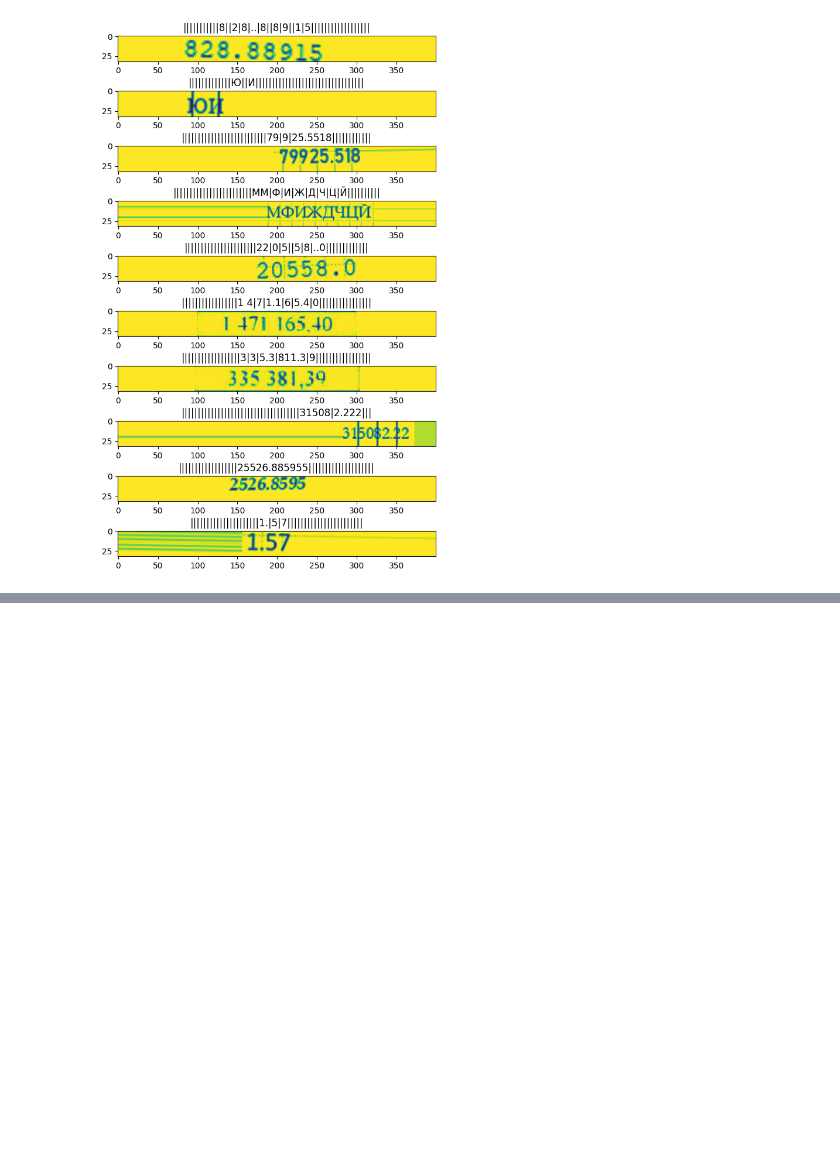
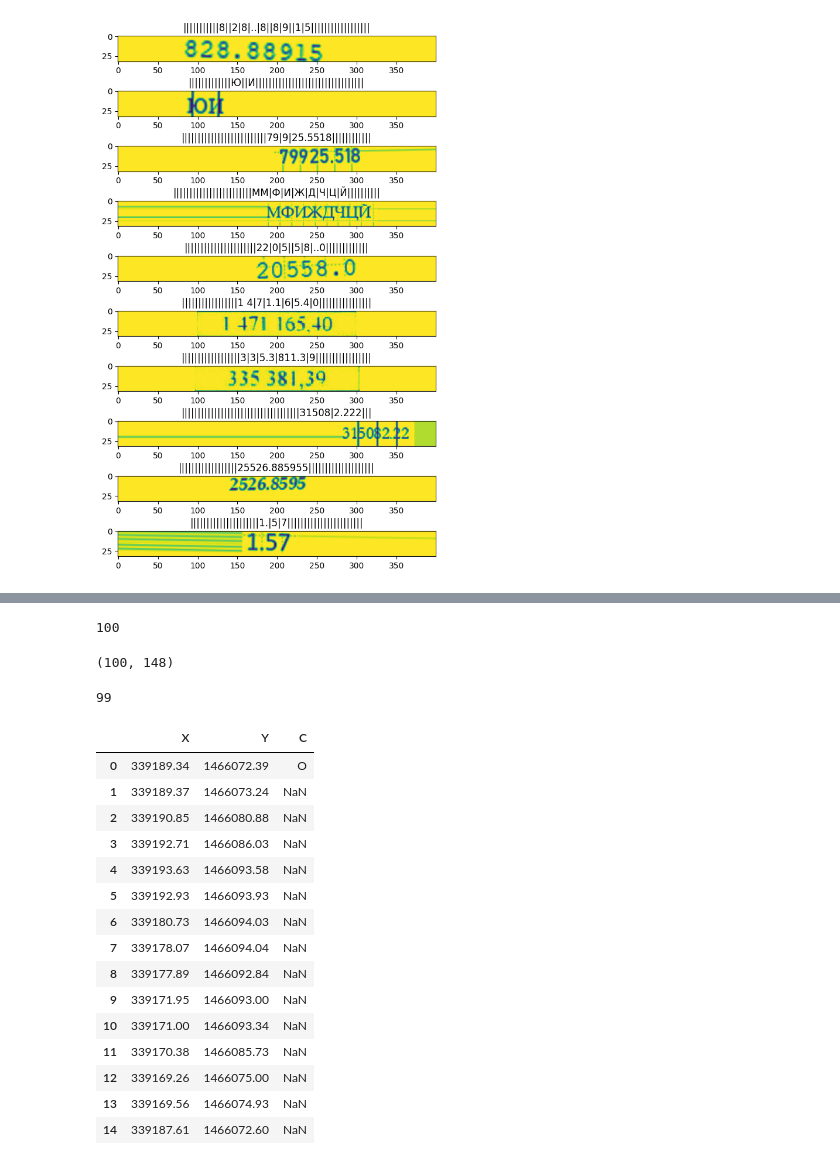
Before and after one commit to kirilman/table_ocr, a Jupyter notebook: notebook/ocr/table_cell_recognition.ipynb, the cells around one changed output, grey strips where cells are left out. Drawn from its saved outputs; the diff is of its cells as text; code cells hidden in the pictures; blank space fills up the shorter version.

Commit message:
sort table

```diff
--- a/notebook/ocr/table_cell_recognition.ipynb
+++ b/notebook/ocr/table_cell_recognition.ipynb
@@ -579,0 +712,18 @@ model.save('cell_recognition.h5')
+# %%
+root = '../../dataset/tabl/'
+files_exel_name = list(Path(root).rglob('*.xlsx'))
+files_target = {x.stem: x for x in files_exel_name}
+print(len(files_target))
+
+for f in files_exel_name:
+    file_name = f.stem
+    f_pdf = list(f.parents[0].glob('*.pdf'))[0]
+    os.rename(f_pdf, f.parent / str(str(file_name) + '.pdf'))
+# %% [output]
+100
+# %%
+files_target = {x.stem: x for x in list(Path('../../dataset/tabl/').rglob('*.xlsx'))}
+files_predict =  {x.stem: x for x in list(Path("../results/").glob('*csv'))}
+len(files_target), len(files_predict)
+# %% [output]
+(100, 148)
@@ -579,0 +737,25 @@ model.save('cell_recognition.h5')
+# %%
+len(file_on_table)
+# %% [output]
+99
+# %%
+df_target = pd.read_excel("../results/target/231003042.xlsx", header=None)
+df_target.columns = ['X','Y','C']
+df_target
+# %% [output]
+|  | X | Y | C |
+| 0 | 339189.34 | 1466072.39 | О |
+| 1 | 339189.37 | 1466073.24 | NaN |
+| 2 | 339190.85 | 1466080.88 | NaN |
+| 3 | 339192.71 | 1466086.03 | NaN |
+| 4 | 339193.63 | 1466093.58 | NaN |
+| 5 | 339192.93 | 1466093.93 | NaN |
+| 6 | 339180.73 | 1466094.03 | NaN |
+| 7 | 339178.07 | 1466094.04 | NaN |
+| 8 | 339177.89 | 1466092.84 | NaN |
+| 9 | 339171.95 | 1466093.00 | NaN |
+| 10 | 339171.00 | 1466093.34 | NaN |
+| 11 | 339170.38 | 1466085.73 | NaN |
+| 12 | 339169.26 | 1466075.00 | NaN |
+| 13 | 339169.56 | 1466074.93 | NaN |
+| 14 | 339187.61 | 1466072.60 | NaN |
```
Also changed, not shown: parts of 7 cells of this notebook, 1 other file.
